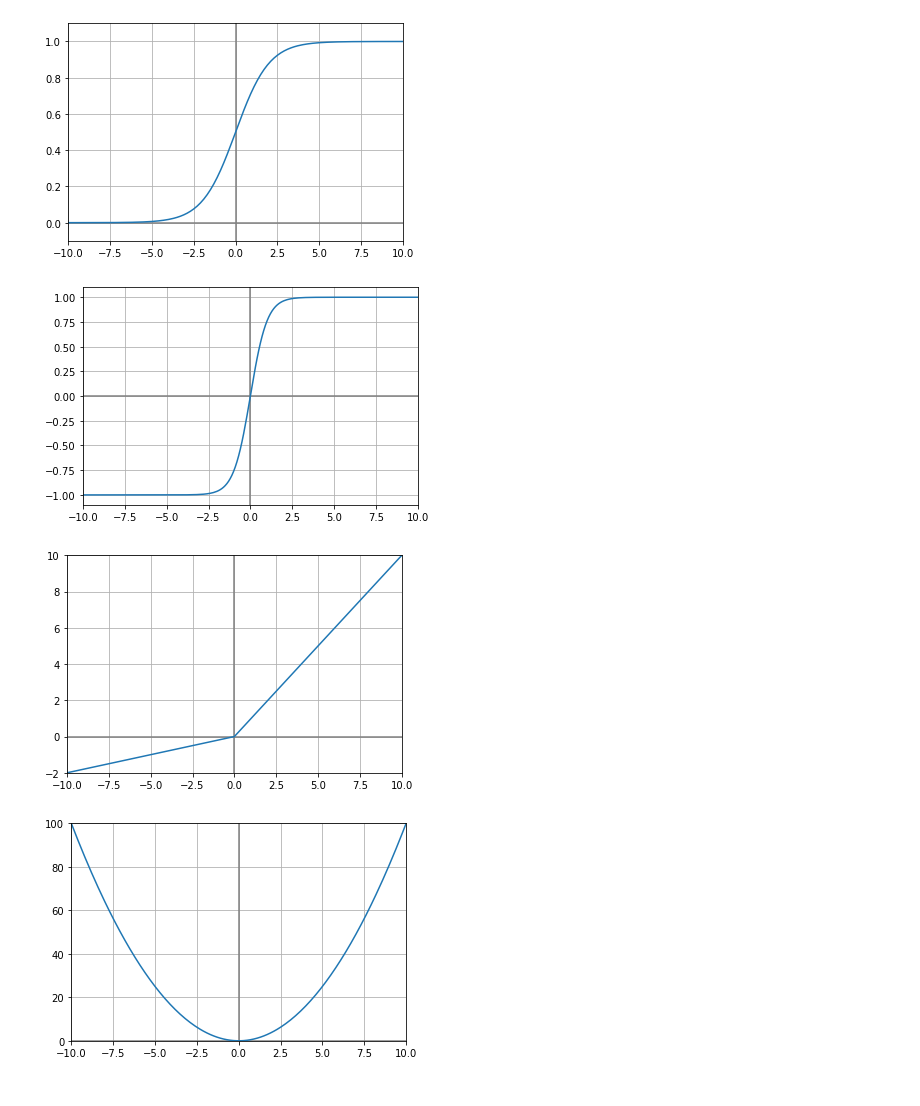
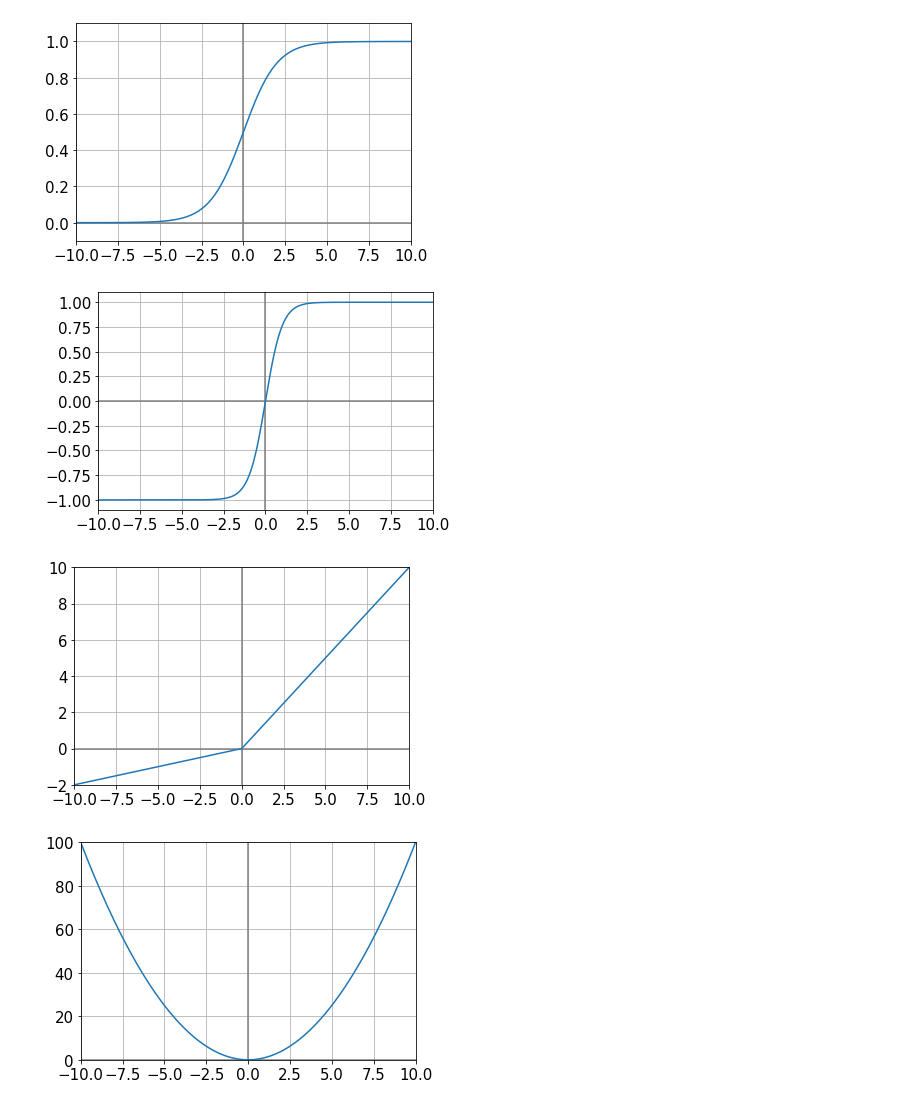
Before and after one commit to 10873028/ML, a Jupyter notebook: bdi/plot_func.ipynb, the cells around one changed output. Saved outputs shown, nothing was run; the diff lists cells and outputs as text; code cells hidden in the pictures.

```diff
--- a/bdi/plot_func.ipynb
+++ b/bdi/plot_func.ipynb
@@ -12,21 +12,25 @@ plt.axhline(y=0, xmin=-10, xmax=10, c='gray')
 plt.axvline(x=0, ymin=10, ymax=-10, c='gray')
 plt.plot(ls, sigmoid(ls))
 plt.axis([-10, 10, -0.1, 1.1])
+plt.yticks(fontsize=15)
+plt.xticks(fontsize=15)
 plt.grid()
 # %% [output]
-[figure, old version]
+[figure, new version]
 # %%
 def tanh(x):
     return [((math.exp(2 * i) - 1) / (math.exp(2 * i) + 1)) for i in x]
 
 
 plt.axhline(y=0, xmin=-10, xmax=10, c='gray')
 plt.axvline(x=0, ymin=10, ymax=-10, c='gray')
 plt.plot(ls, tanh(ls))
 plt.axis([-10, 10, -1.1, 1.1])
+plt.yticks(fontsize=15)
+plt.xticks(fontsize=15)
 plt.grid()
 # %% [output]
-[figure, old version]
+[figure, new version]
 # %%
 def leakyrelu(x):
     out = []
@@ -42,9 +46,11 @@ plt.axhline(y=0, xmin=-10, xmax=10, c='gray')
 plt.axvline(x=0, ymin=10, ymax=-10, c='gray')
 plt.plot(ls, leakyrelu(ls))
 plt.axis([-10, 10, -2, 10])
+plt.yticks(fontsize=15)
+plt.xticks(fontsize=15)
 plt.grid()
 # %% [output]
-[figure, old version]
+[figure, new version]
 # %%
 def mse(x):
     return [i ** 2 for i in x]
@@ -53,6 +59,8 @@ plt.axhline(y=0, xmin=-10, xmax=10, c='gray')
 plt.axvline(x=0, ymin=10, ymax=-10, c='gray')
 plt.plot(ls, mse(ls))
 plt.axis([-10, 10, 0, 100])
+plt.yticks(fontsize=15)
+plt.xticks(fontsize=15)
 plt.grid()
 # %% [output]
-[figure, old version]
+[figure, new version]
```
Also changed, not shown: 8 other files.
